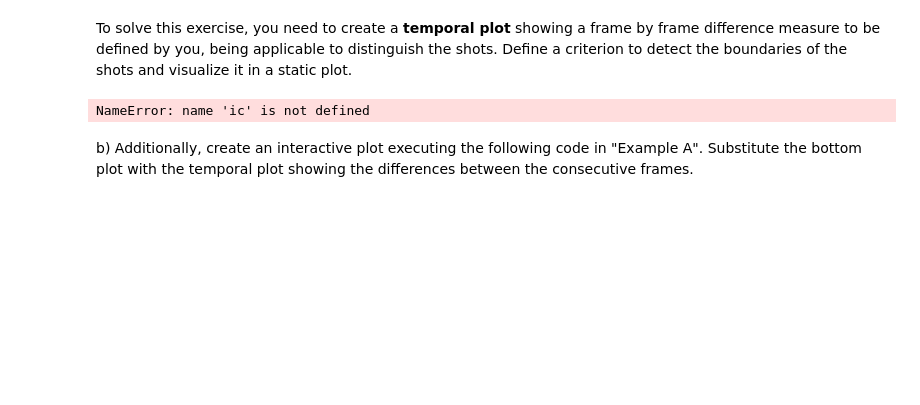
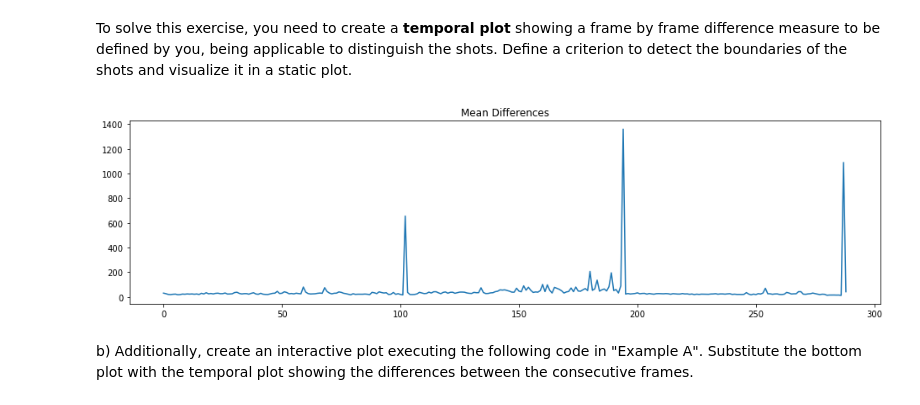
Before and after one commit to mates-info/artificial-vision, a Jupyter notebook: p3/P3_AntonioTigri_AndreuVall/p3_2022_23.ipynb, the cells around one changed output. Cells and saved outputs as stored; diff of their text form; code cells hidden in the pictures; blank space fills up the shorter version.

```diff
--- a/p3/P3_AntonioTigri_AndreuVall/p3_2022_23.ipynb
+++ b/p3/P3_AntonioTigri_AndreuVall/p3_2022_23.ipynb
@@ -100,27 +100,42 @@ To solve this exercise, you need to create a **temporal plot** showing a frame b
 # %%
 from skimage.exposure import histogram
 
 %matplotlib inline
 
+'''
+Sometimes, channels won't have pixels from every value in the range 0, 255. This is a problem,
+especially, if that missing value is an extreme, which makes the histogram not generate bins
+for every value in that range. To fix that, we have made a function called align, that creates
+a vector of size 256 and puts the frequency values in its corresponding position of that vector
+'''
+
 def align(frequencies, values):
     aligned_frequencies = np.zeros(256)
     aligned_frequencies[values[0]:values[-1]+1] = frequencies
     return aligned_frequencies
+
+'''
+We create the three histograms and concatenate them in every iteration. In every iteration
+(except the first one) we store the histogram to use it in the next iteration and substract
+it from the histogram calculated in that one. Of course, after the substraction we compute the
+absolute value and then store the mean in an array that will contain all the means. After that,
+we plot in a line said array.
+'''
 
 mean_differences = []
 for i, frame in enumerate(ic):
     # We concatenate the colors so we don't lose information
     new_frequencies = np.concatenate([align(*histogram(frame[:, :, i])) for i in range(3)])
     if i > 0:
         mean_differences.append(np.mean(np.abs(new_frequencies - prev_frequencies)))
     prev_frequencies = new_frequencies
 
 plt.figure(figsize=(16, 4))
 plt.plot(np.arange(len(mean_differences)), mean_differences)
 plt.title("Mean Differences")
 plt.show()
 # %% [output]
-NameError: name 'ic' is not defined
+[figure, added]
 # %% [markdown]
 b) Additionally, create an interactive plot executing the following code in "Example A". Substitute the bottom plot with the temporal plot showing the differences between the consecutive frames.
 # %%
```
Also changed, not shown: parts of 5 cells of this notebook.
